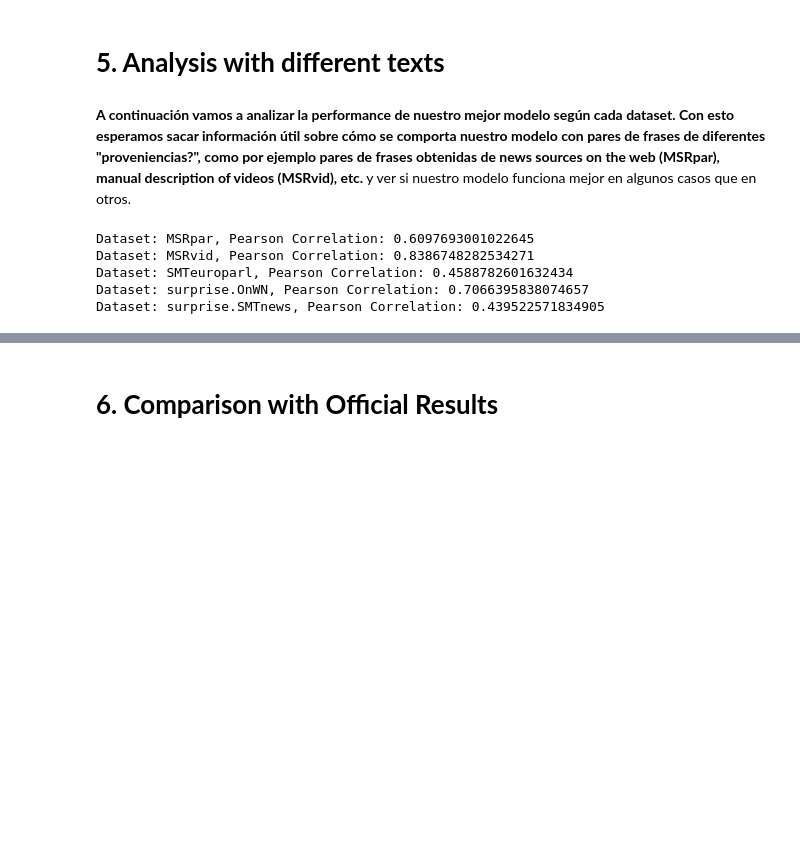
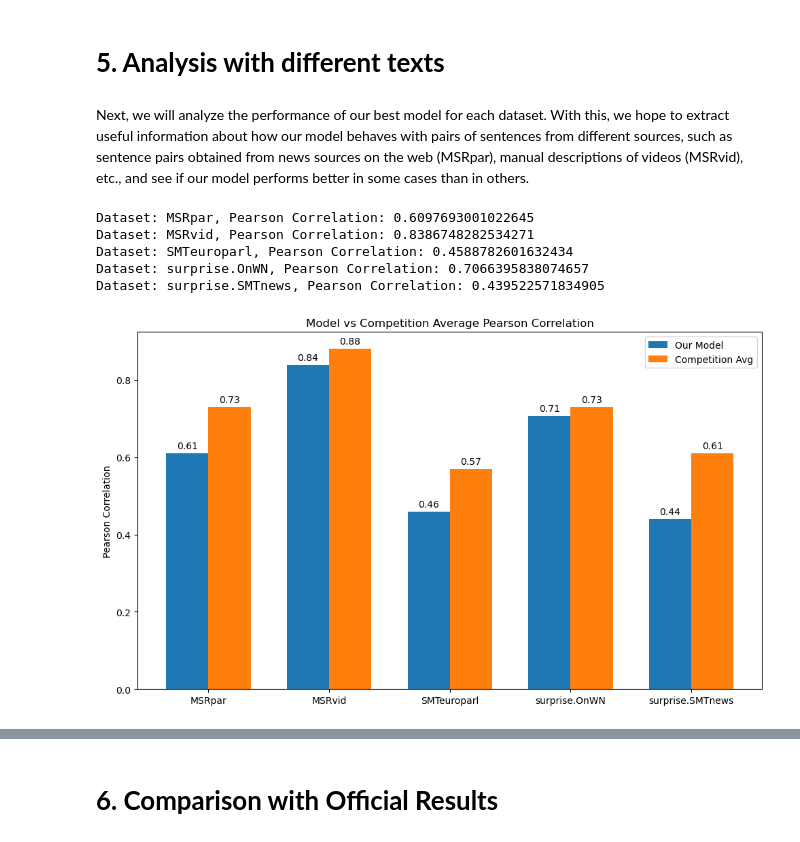
Before and after one commit to JoanK11/MAI-IHLT-Introduction_to_Human_Language_Technology, a Jupyter notebook: training_and_results.ipynb, the cells around one changed output, grey strips where cells are left out. Saved outputs shown, nothing was run; the diff lists cells and outputs as text; code cells hidden in the pictures; blank space fills up the shorter version.

```diff
--- a/training_and_results.ipynb
+++ b/training_and_results.ipynb
@@ -262,8 +262,8 @@ Pearson Correlation: 0.7575784829418253
 We obtained a Pearson Correlation of 0.7576 on the test data. This indicates a strong positive relationship between the actual and predicted similarity scores, suggesting that our model effectively captures the underlying patterns in the data.
 # %% [markdown]
 # **5. Analysis with different texts**
-# %% [markdown]
-**A continuación vamos a analizar la performance de nuestro mejor modelo según cada dataset. Con esto esperamos sacar información útil sobre cómo se comporta nuestro modelo con pares de frases de diferentes "proveniencias?", como por ejemplo pares de frases obtenidas de news sources on the web (MSRpar), manual description of videos (MSRvid), etc.** y ver si nuestro modelo funciona mejor en algunos casos que en otros.
+# %% [markdown]
+Next, we will analyze the performance of our best model for each dataset. With this, we hope to extract useful information about how our model behaves with pairs of sentences from different sources, such as sentence pairs obtained from news sources on the web (MSRpar), manual descriptions of videos (MSRvid), etc., and see if our model performs better in some cases than in others.
 # %%
 pearson_results = {}
 
@@ -285,4 +285,20 @@ Dataset: MSRvid, Pearson Correlation: 0.8386748282534271
 Dataset: SMTeuroparl, Pearson Correlation: 0.4588782601632434
 Dataset: surprise.OnWN, Pearson Correlation: 0.7066395838074657
 Dataset: surprise.SMTnews, Pearson Correlation: 0.439522571834905
+# %%
+from scripts.compare_results import plot_pearson_comparison
+
+# Competition average Pearson correlations
+competition_averages = {
+    "MSRpar": 0.73,
+    "MSRvid": 0.88,
+    "SMTeuroparl": 0.57,
+    "surprise.OnWN": 0.73,
+    "surprise.SMTnews": 0.61
+}
+
+fig, ax = plot_pearson_comparison(pearson_results, competition_averages)
+plt.show()
+# %% [output]
+[figure, added]
 # %% [markdown]
```
Also changed, not shown: parts of 11 cells of this notebook, 4 other files.
